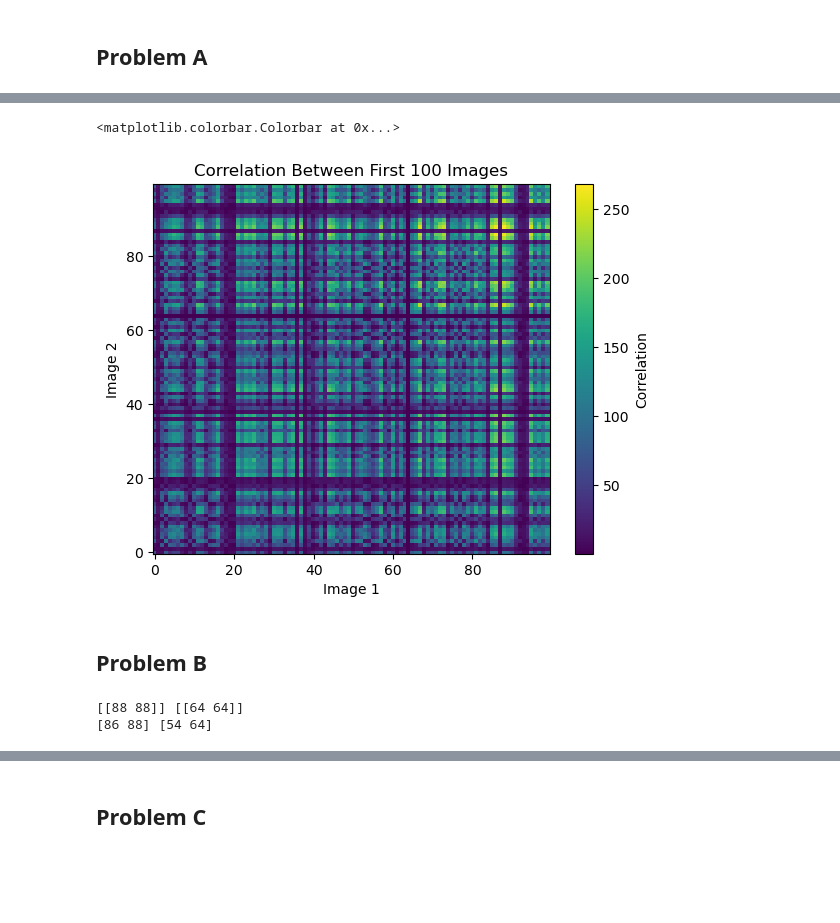
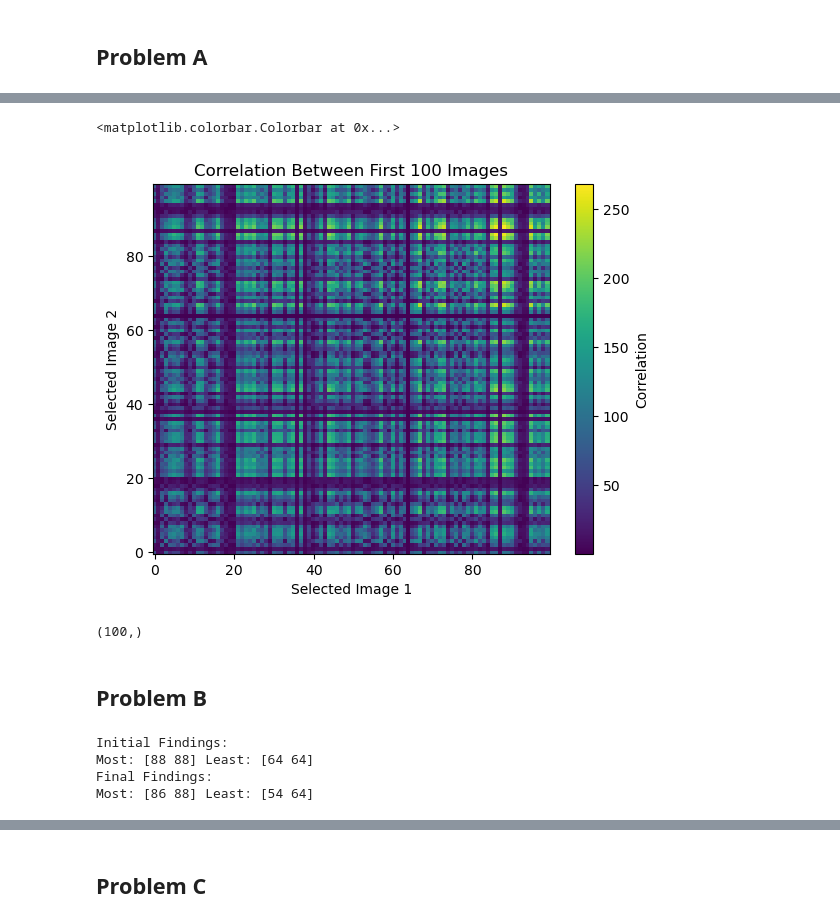
Before and after one commit to tingjones/ee399_hw2, a Jupyter notebook: HW2_TJ.ipynb, the cells around one changed output, grey strips where cells are left out. Saved outputs shown, nothing was run; the diff lists cells and outputs as text; code cells hidden in the pictures; blank space fills up the shorter version.

```diff
--- a/HW2_TJ.ipynb
+++ b/HW2_TJ.ipynb
@@ -20,37 +32,43 @@ X=results['X']
 # %%
-#  get first 100 images
+# get first 100 images
 hundr = X[:, :100]
 C = np.ndarray((100, 100))
 
 # correlation matrix C, dot product between first 100 images
-C = np.matmul(hundr.T, hundr)
+C = np.dot(hundr.T, hundr)
 
+# plot the correlation matrix
 fig, ax = plt.subplots()
-
 ab = ax.pcolor(range(0, 100), range(0, 100), C, vmin = np.min(C), vmax=np.max(C))
 ax.set_title("Correlation Between First 100 Images")
-ax.set_xlabel("Image 1")
-ax.set_ylabel("Image 2")
+ax.set_xlabel("Selected Image 1")
+ax.set_ylabel("Selected Image 2")
 fig.colorbar(ab, ax=ax, label="Correlation")
 # %% [output]
 <matplotlib.colorbar.Colorbar at 0x...>
-[figure, old version]
+[figure, new version]
+# %%
+print(hundr[0].shape)
+# %% [output]
+(100,)
 # %% [markdown]
 ## Problem B
 # %%
 # get the most correlated images
-most = np.argwhere(C == np.max(C))
+most = np.argwhere(C == np.max(C))[0]
 
 # get the least correlated images
-least = np.argwhere(C == np.min(C))
+least = np.argwhere(C == np.min(C))[0]
 
-print(most, least) # first image and second image
+print("Initial Findings:\nMost:", most,"Least:", least) # first image and second image
 
 # notice that images are the same, repeat process
 # but with the next greatest/least correlation when indices are different
 most = np.argwhere(C == np.sort(C.flatten())[-3])[0]
 least = np.argwhere(C == np.sort(C.flatten())[1])[0]
-print(most, least)
+print("Final Findings:\nMost:", most,"Least:", least)
 # %% [output]
-[[88 88]] [[64 64]]
-[86 88] [54 64]
+Initial Findings:
+Most: [88 88] Least: [64 64]
+Final Findings:
+Most: [86 88] Least: [54 64]
```
Also changed, not shown: parts of 16 cells of this notebook, 1 other file.
